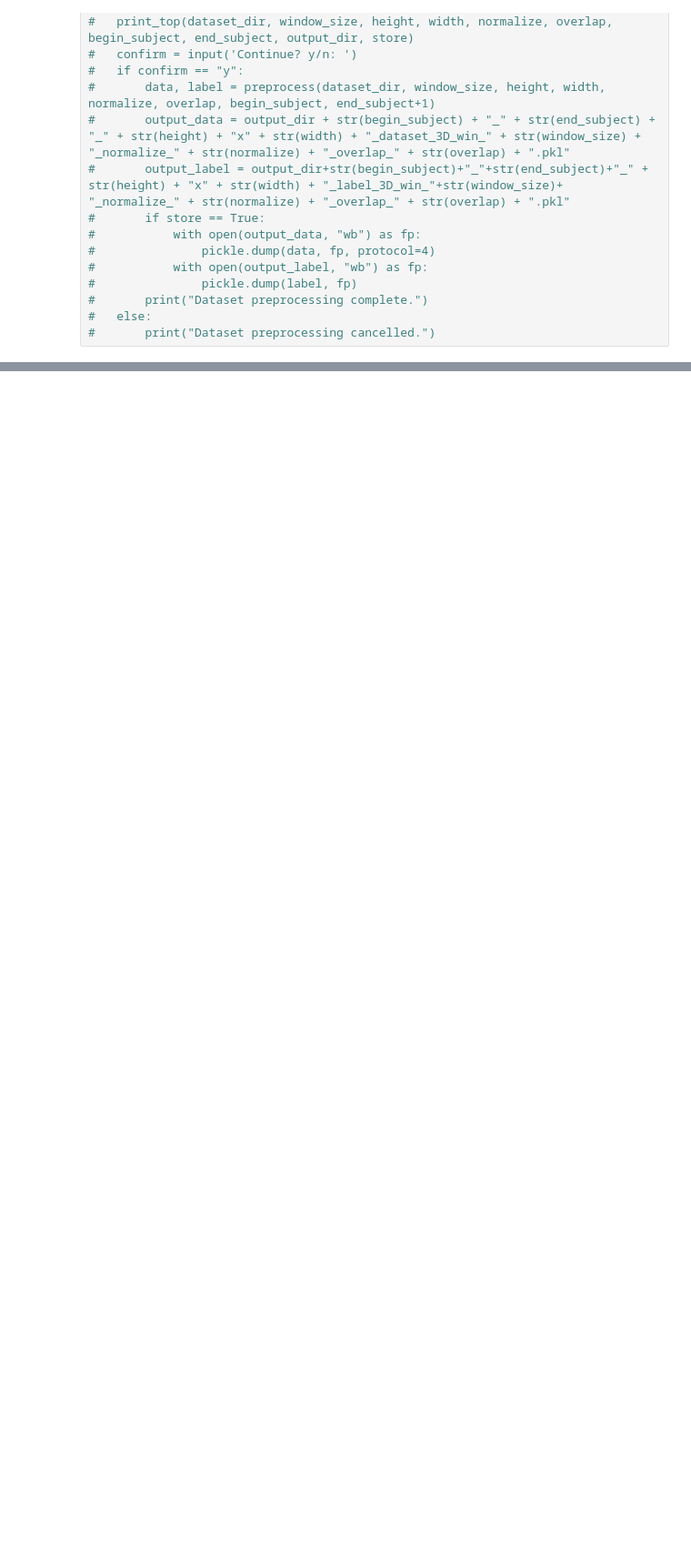
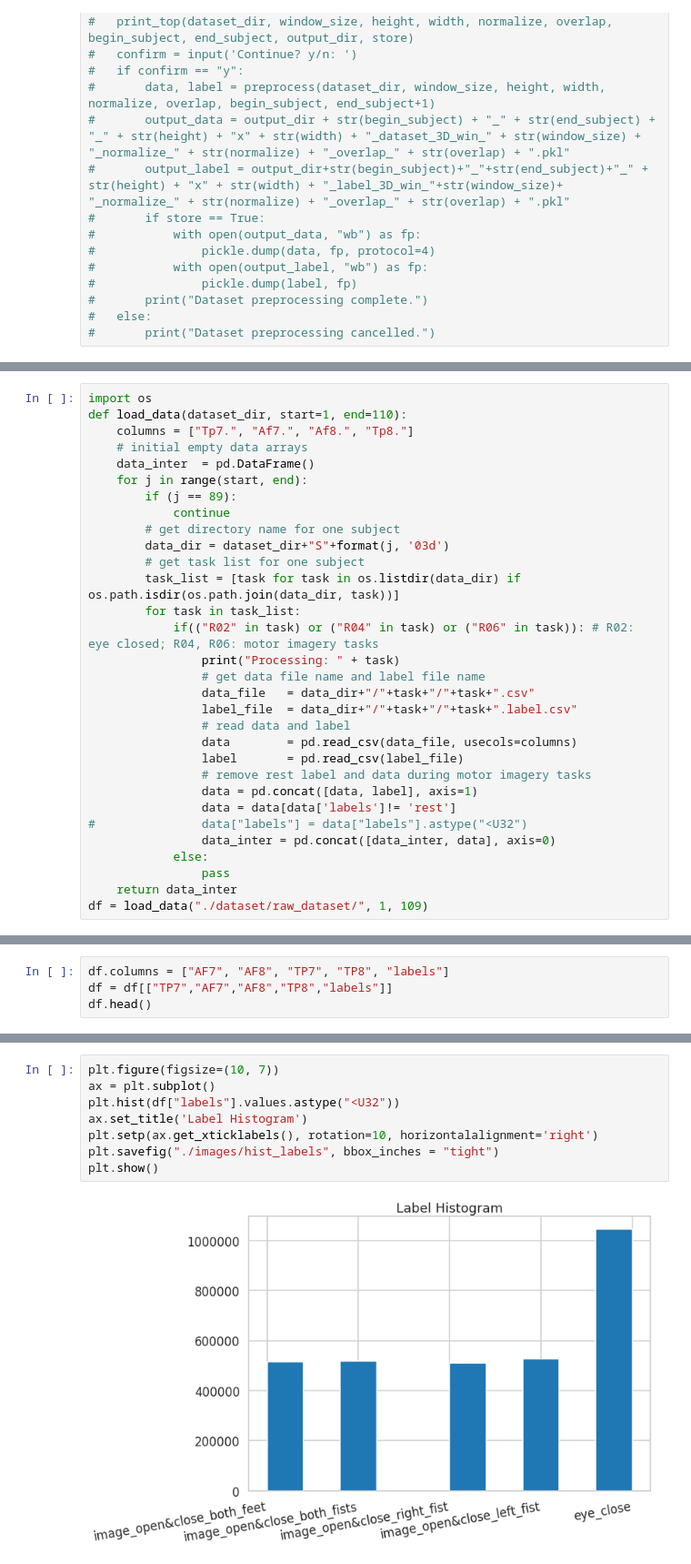
Before and after one commit to amar-enkhbat/graduation_thesis_2019, a Jupyter notebook: EDA.ipynb, the cells around one changed output, grey strips where cells are left out. Shown at 91% size. Drawn from its saved outputs; the diff is of its cells as text; blank space fills up the shorter version.

```diff
--- a/EDA.ipynb
+++ b/EDA.ipynb
@@ -364,0 +185,31 @@ plt.show()
+# %%
+import os
+def load_data(dataset_dir, start=1, end=110):
+	columns = ["Tp7.", "Af7.", "Af8.", "Tp8."]
+	# initial empty data arrays
+	data_inter	= pd.DataFrame()
+	for j in range(start, end):
+		if (j == 89):
+			continue
+		# get directory name for one subject
+		data_dir = dataset_dir+"S"+format(j, '03d')
+		# get task list for one subject
+		task_list = [task for task in os.listdir(data_dir) if os.path.isdir(os.path.join(data_dir, task))]
+		for task in task_list:
+			if(("R02" in task) or ("R04" in task) or ("R06" in task)): # R02: eye closed; R04, R06: motor imagery tasks
+				print("Processing: " + task)
+				# get data file name and label file name
+				data_file 	= data_dir+"/"+task+"/"+task+".csv"
+				label_file 	= data_dir+"/"+task+"/"+task+".label.csv"
+				# read data and label
+				data		= pd.read_csv(data_file, usecols=columns)
+				label		= pd.read_csv(label_file)
+				# remove rest label and data during motor imagery tasks
+				data = pd.concat([data, label], axis=1)
+				data = data[data['labels']!= 'rest']
+# 				data["labels"] = data["labels"].astype("<U32")
+				data_inter = pd.concat([data_inter, data], axis=0)
+			else:
+				pass
+	return data_inter
+df = load_data("./dataset/raw_dataset/", 1, 109)
@@ -364,0 +243,4 @@ plt.show()
+# %%
+df.columns = ["AF7", "AF8", "TP7", "TP8", "labels"]
+df = df[["TP7","AF7","AF8","TP8","labels"]]
+df.head()
@@ -364,0 +264,10 @@ plt.show()
+# %%
+plt.figure(figsize=(10, 7))
+ax = plt.subplot()
+plt.hist(df["labels"].values.astype("<U32"))
+ax.set_title('Label Histogram')
+plt.setp(ax.get_xticklabels(), rotation=10, horizontalalignment='right')
+plt.savefig("./images/hist_labels", bbox_inches = "tight")
+plt.show()
+# %% [output]
+[figure, added]
```
Also changed, not shown: parts of 42 cells of this notebook.
